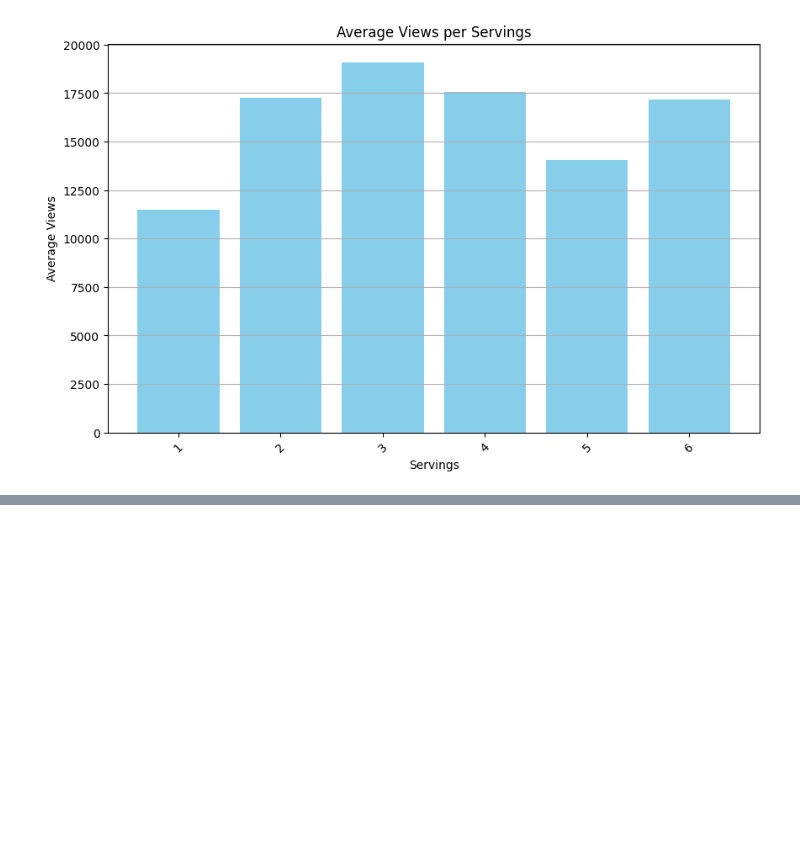
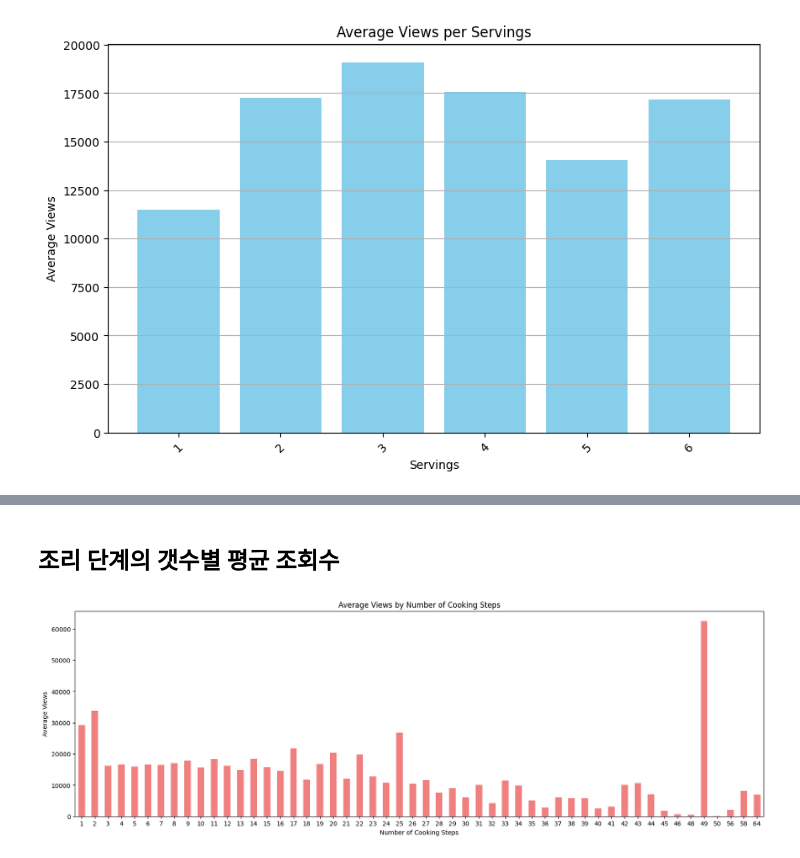
Before and after one commit to tasty-savings/ts-ai, a Jupyter notebook: data/analysis/10000_analysis.ipynb, the cells around one changed output, grey strips where cells are left out. Saved outputs shown, nothing was run; the diff lists cells and outputs as text; code cells hidden in the pictures; blank space fills up the shorter version.

```diff
--- a/data/analysis/10000_analysis.ipynb
+++ b/data/analysis/10000_analysis.ipynb
@@ -409,0 +175,23 @@ df.to_csv('../result/10000recipe1.csv', index=False)
+# %% [markdown]
+## 조리 단계의 갯수별 평균 조회수
+# %%
+# 1. 조리 단계의 개수 계산
+df['step_count'] = df['cooking_order'].apply(len)
+
+# 2. 조리 단계 개수별 조회 수의 평균 계산
+average_views_by_steps = df.groupby('step_count')['views'].mean()
+
+# 3. 그래프 그리기
+plt.figure(figsize=(20, 6))
+average_views_by_steps.plot(kind='bar', color='lightcoral')
+plt.title('Average Views by Number of Cooking Steps')
+plt.xlabel('Number of Cooking Steps')
+plt.ylabel('Average Views')
+plt.xticks(rotation=0)  # x축 눈금 회전 각도 설정
+
+# 파일 저장
+plt.savefig('../img/10000_Average Views by Number of Cooking Steps.png')
+
+plt.show()
+# %% [output]
+[figure, added]
```
Also changed, not shown: parts of 29 cells of this notebook, 8 other files.
